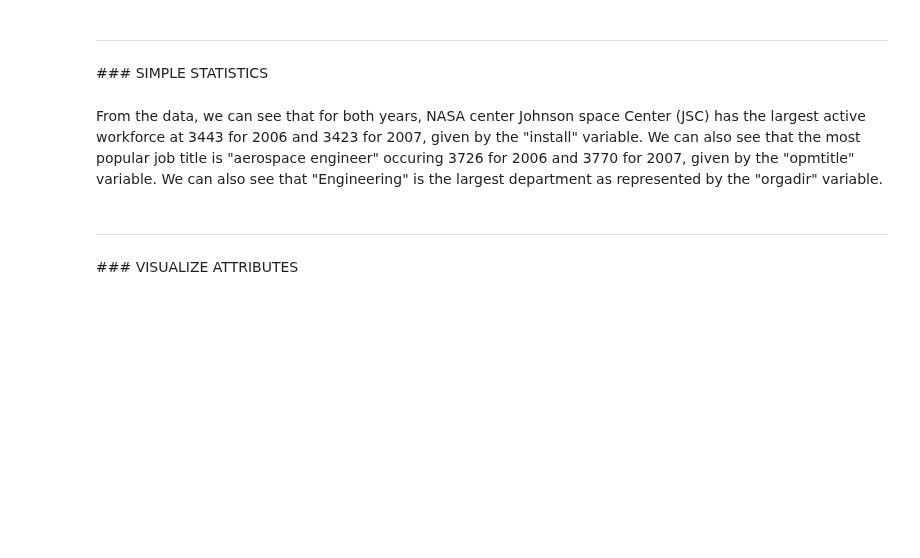
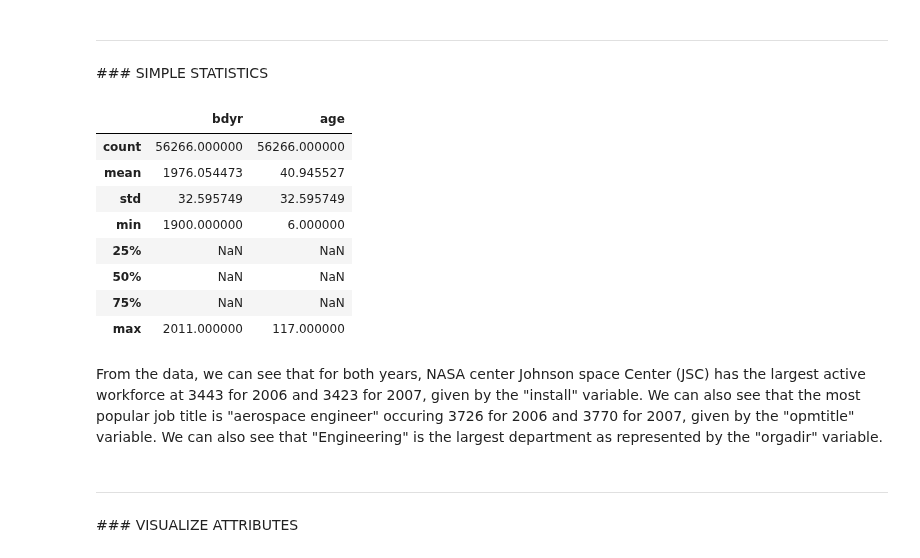
Before and after one commit to wkerneck/DataMiningClass, a Jupyter notebook: 7331_Data_MiningProject_1_resubmit.ipynb, the cells around one changed output. Cells and saved outputs as stored; diff of their text form; code cells hidden in the pictures; blank space fills up the shorter version.

```diff
--- a/7331_Data_MiningProject_1_resubmit.ipynb
+++ b/7331_Data_MiningProject_1_resubmit.ipynb
@@ -215,9 +215,13 @@ cdf.drop('worksch', axis=1, inplace=True)
 #### Data Cleaning
 # %%
 # converting bdyr column to age
-#import datetime
-#now = datetime.datetime.now()
-#cdf['age'] = now.year - cdf['bdyr']
+import datetime
+now = datetime.datetime.now()
+
+
+cdf['bdyr'] = cdf['bdyr'].apply(pd.to_numeric, errors='coerce')
+
+cdf['age'] = now.year - cdf['bdyr']
 # %%
 # creating a dataframes for the entire excel file
 df = pd.DataFrame(cdf)
@@ -238,9 +242,19 @@ df.head()
 <div id='ss'/>
 ### SIMPLE STATISTICS
 # %%
-df.describe().transpose()
+df.describe()
 #it is important to notice here that most of these variables are categorical
 #references to another list. for example, "agency" code correlates to a specific NASA location.
+# %% [output]
+|  | bdyr | age |
+| count | 56266.000000 | 56266.000000 |
+| mean | 1976.054473 | 40.945527 |
+| std | 32.595749 | 32.595749 |
+| min | 1900.000000 | 6.000000 |
+| 25% | NaN | NaN |
+| 50% | NaN | NaN |
+| 75% | NaN | NaN |
+| max | 2011.000000 | 117.000000 |
 # %% [markdown]
 From the data, we can see that for both years, NASA center Johnson space Center (JSC) has the largest active workforce at 3443 for 2006 and 3423 for 2007, given by the "install" variable. We can also see that the most popular job title is "aerospace engineer" occuring 3726 for 2006 and 3770 for 2007, given by the "opmtitle" variable. We can also see that "Engineering" is the largest department as represented by the "orgadir" variable.
 # %% [markdown]
```
Also changed, not shown: parts of 5 cells of this notebook.
